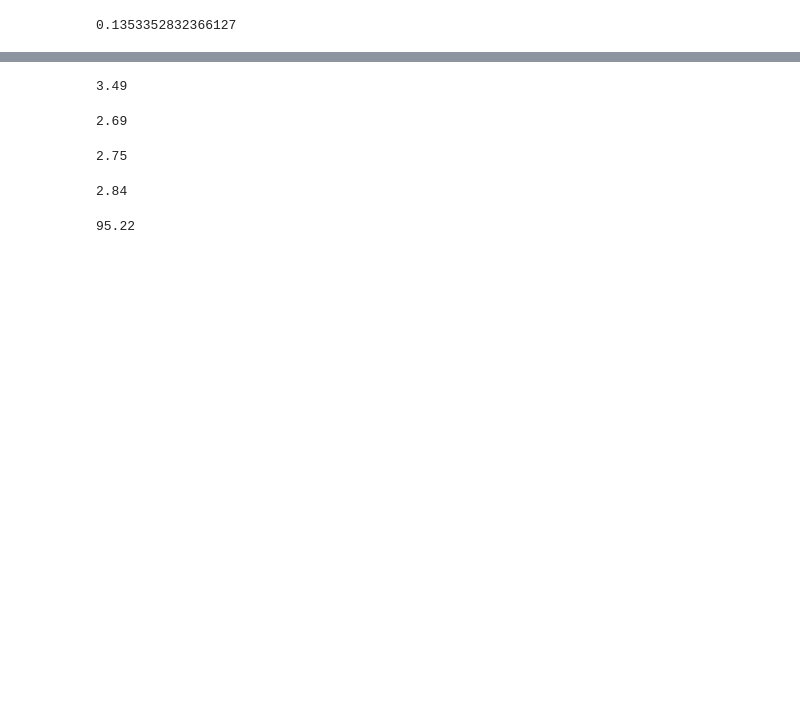
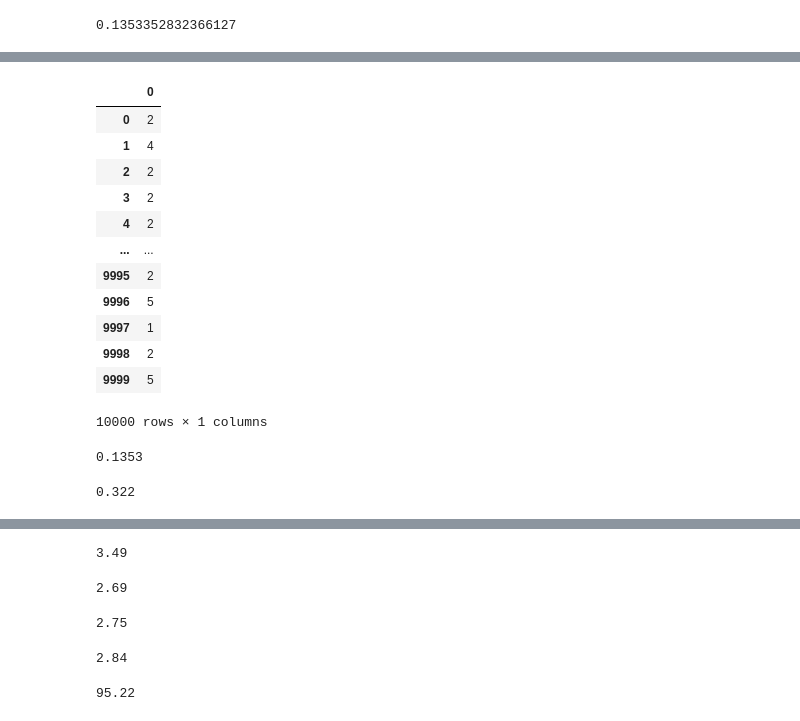
Before and after one commit to malachi-hale/statistics-exercises, a Jupyter notebook: probability_distributions.ipynb, the cells around one changed output, grey strips where cells are left out. Drawn from its saved outputs; the diff is of its cells as text; code cells hidden in the pictures; blank space fills up the shorter version.

```diff
--- a/probability_distributions.ipynb
+++ b/probability_distributions.ipynb
@@ -34,0 +57,17 @@ one_c
+# %%
+cars_at_noon = pd.DataFrame(poisson_sample)
+cars_at_noon
+# %% [output]
+|  | 0 |
+| 0 | 2 |
+| 1 | 4 |
+| 2 | 2 |
+| 3 | 2 |
+| 4 | 2 |
+| ... | ... |
+| 9995 | 2 |
+| 9996 | 5 |
+| 9997 | 1 |
+| 9998 | 2 |
+| 9999 | 5 |
+10000 rows × 1 columns
@@ -34,0 +76,4 @@ one_c
+# %%
+no_cars.mean()
+# %% [output]
+0.1353
@@ -34,0 +84,4 @@ one_c
+# %%
+three_or_more_cars.mean()
+# %% [output]
+0.322
```
Also changed, not shown: parts of 50 cells of this notebook.
